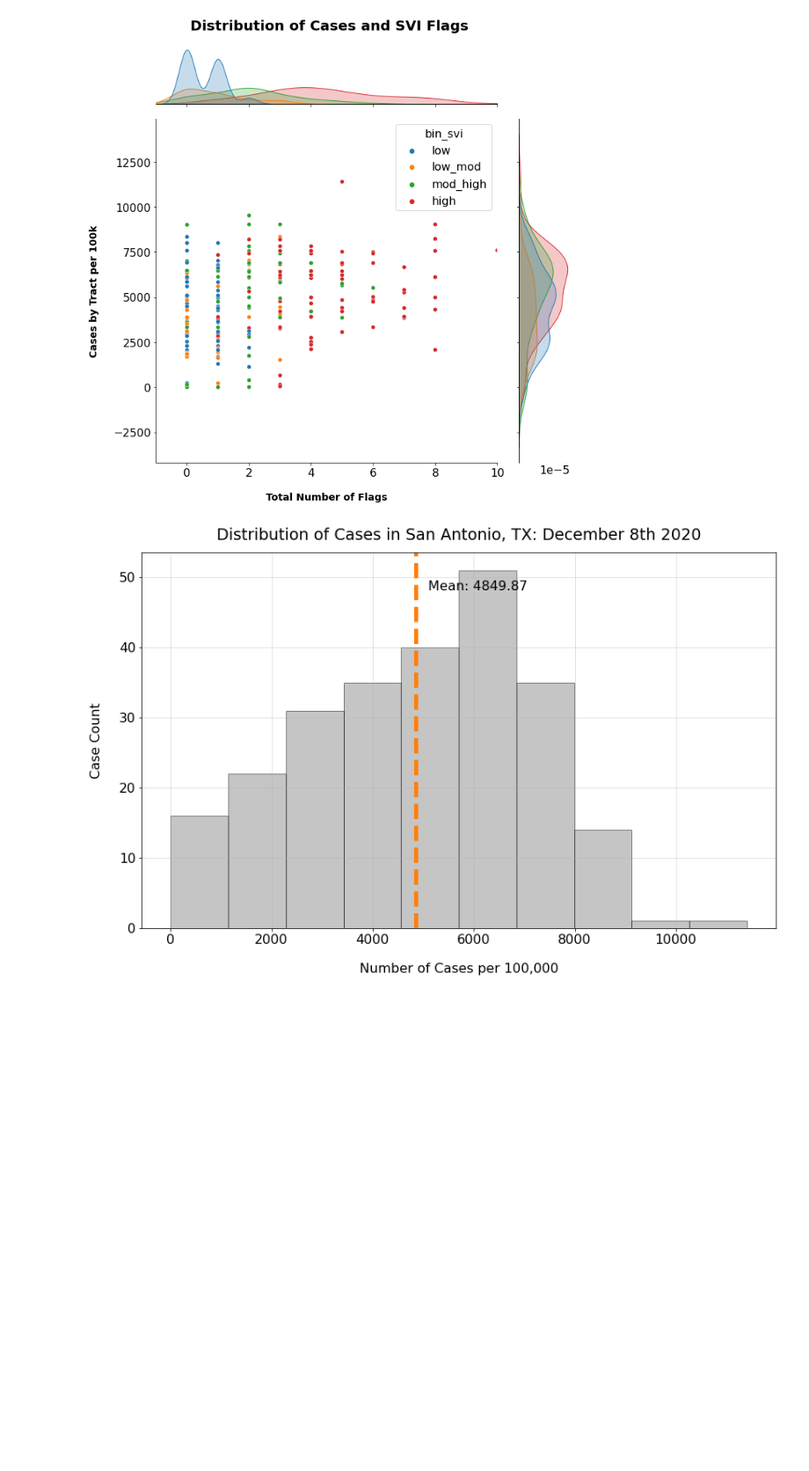
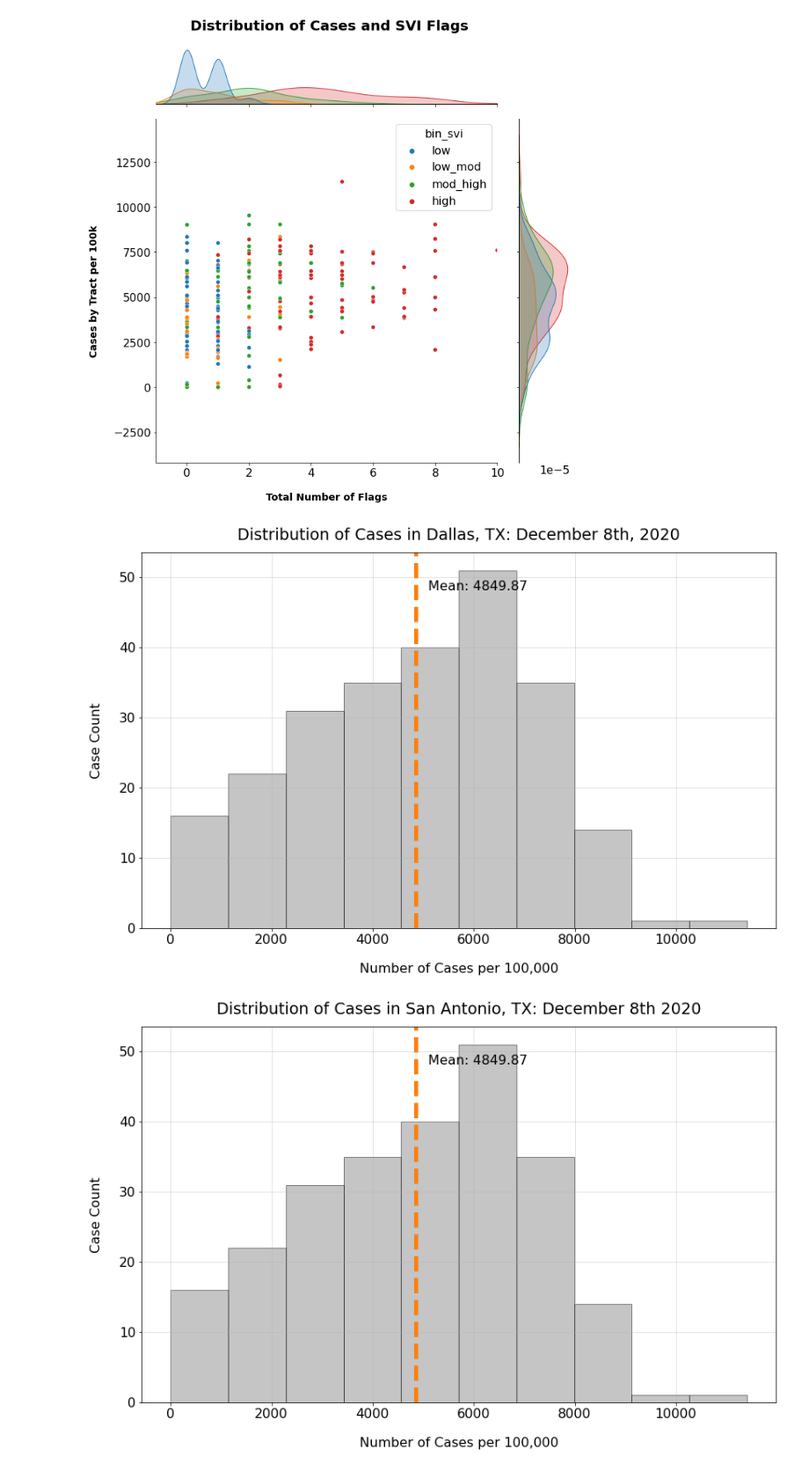
Before and after one commit to SVI-Capstone/svi_capstone, a Jupyter notebook: luke_dallas.ipynb, the cells around one changed output. Shown at 88% size. Drawn from its saved outputs; the diff is of its cells as text; code cells hidden in the pictures; blank space fills up the shorter version.

```diff
--- a/luke_dallas.ipynb
+++ b/luke_dallas.ipynb
@@ -206,6 +206,29 @@ explore.joint_plot_index('raw_svi','tract_cases_per_100k', train_exp, 'bin_svi')
 explore.joint_plot_flag("all_flags_total","tract_cases_per_100k",train_exp,'bin_svi')
 # %% [output]
 [figure]
+# %%
+hist_title = "Distribution of Cases in Dallas, TX: December 8th, 2020"
+# %%
+def hist_case_test(series, title):
+    plt.figure(figsize=(12,8))
+    plt.rc('font', size=16)
+    plt.hist(x = series, bins = 10, color = 'gray', edgecolor='k', alpha=0.45)
+    plt.title(title, y=1.02)
+    plt.xlabel('Number of Cases per 100,000',labelpad=20)
+    plt.ylabel('Case Count',labelpad=20)
+    plt.axvline(series.mean(), color = 'tab:orange', linestyle='dashed', linewidth=5)
+    min_ylim_v, max_ylim_v = plt.ylim()
+    plt.text(series.mean()*1.05, max_ylim_v*0.9, 'Mean: {:.2f}'.format(series.mean()))
+    # plt.axvline(series.median(), color = 'darkgreen', linestyle='dashed', linewidth=5)
+    # plt.text(series.median()*.25, max_ylim_v*0.9, 'Median: {:.2f}'.format(series.median()))
+    plt.grid(b = True, alpha = .45)
+    # plt.figure(figsize = (16, 9))
+    plt.tight_layout()
+    plt.show()
+# %%
+hist_case_test(train_exp.tract_cases_per_100k, hist_title)
+# %% [output]
+[figure, added]
 # %%
 # Create a title variable, then change the function to accept a title variable.
 
```
Also changed, not shown: parts of 2 cells of this notebook, 2 other files.
